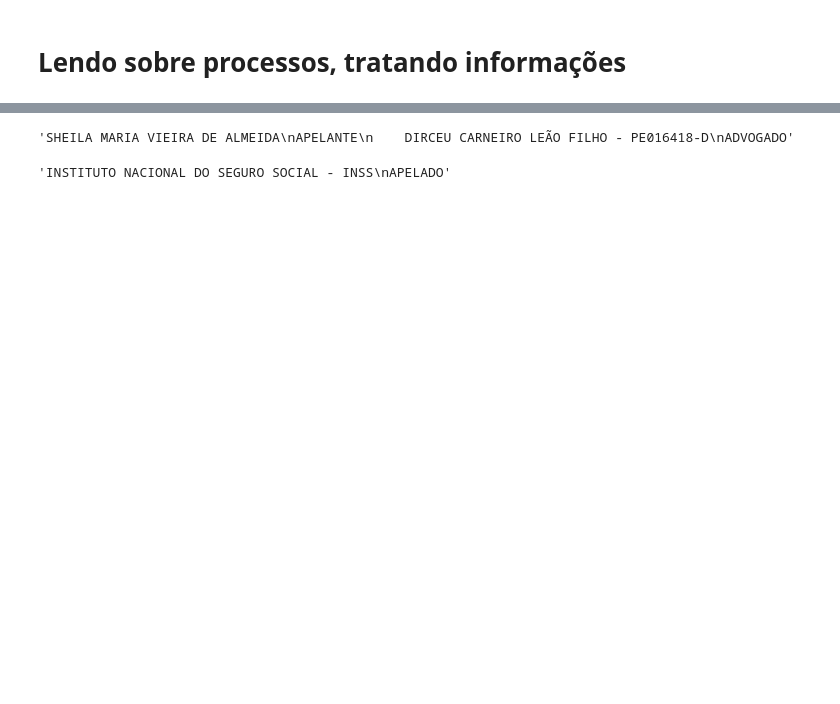
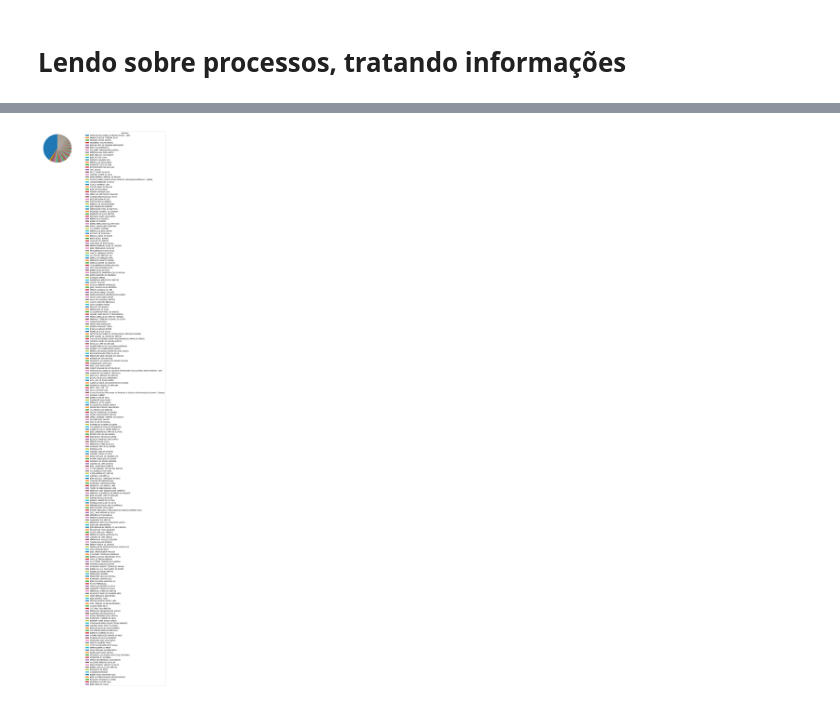
Before and after one commit to hitallow/data-analysis, a Jupyter notebook: PJE/pj3.ipynb, the cells around one changed output, grey strips where cells are left out. Cells and saved outputs as stored; diff of their text form; code cells hidden in the pictures; blank space fills up the shorter version.

```diff
--- a/PJE/pj3.ipynb
+++ b/PJE/pj3.ipynb
@@ -98,7 +135,7 @@ movimentacoes.head(100)
 # %%
 processos = pd.read_sql('''
                         Select * from processos limit {}
-                        '''.format(qtdLinhas), con = conn)
+                        '''.format(1000), con = conn)
 # %%
 processos.head()
 # %% [output]
@@ -109,8 +146,8 @@ processos.head()
 | 3 | 0819217-53.2017.4.05.8300 | KLEBER FERREIRA DA SILVA\nAPELANT... | INSTITUTO NACIONAL DO SEGURO SOCI... | 24/10/2018 | Gab 2 - Des. ALEXANDRE LUNA FREIRE | APELAÇÃO CÍVEL | DIREITO PREVIDENCIÁRIO|Benefícios... | ... |
 | 4 | 0819216-68.2017.4.05.8300 | INSTITUTO NACIONAL DO SEGURO SOCI... | ANTONIO ALVES TIMOTEO JUNIOR\nAPE... | 09/08/2018 | Gab 1 - Des. LÁZARO GUIMARÃES | APELAÇÃO CÍVEL | DIREITO PREVIDENCIÁRIO|Benefícios... | ... |
 # %%
-processos['advogado_apelado'] = '-'
-processos['apelado'] = '-'
+processos['advogado_apelado'] = 'sem advogado'
+processos['apelado'] = 'sem apelado'
 processos['qtd_advogados_apelados'] = 0
 processos['qtd_apelados'] = 0
 # %%
@@ -154,11 +191,13 @@ processos['assunto3']= ''
 processos['assunto4']= ''
 for index, row in processos.iterrows():
     values = processos.loc[index,'assunto'].split("|")
-    for i in range(len(values)-1):
+    while(len(values)>4):
+        values.pop()
+    for i in range(len(values)):
         processos.loc[index, "assunto"+str(i+1)] = values[i]
 # %%
-processos['advogado_apelante'] = '-'
-processos['apelante'] = '-'
+processos['advogado_apelante'] = 'sem advogado'
+processos['apelante'] = 'sem apelante'
 processos['qtd_advogado_apelante'] = 0
 processos['qtd_apelantes'] = 0
 for index, row in processos.iterrows():
@@ -194,11 +233,7 @@ processos.head(100)
 | 97 | 0816914-03.2018.4.05.0000 | INSTITUTO NACIONAL DO SEGURO SOCI... | ERMINIO ALVES DA SILVA\nAPELADO\n... | 04/12/2018 | Gab 15 - Des. EDILSON NOBRE | APELAÇÃO CÍVEL | DIREITO PREVIDENCIÁRIO|Benefícios... | ... |
 | 98 | 0816912-33.2018.4.05.0000 | INSTITUTO NACIONAL DO SEGURO SOCI... | VALDECI DIAS DE ALENCAR\nAPELADO\... | 04/12/2018 | Gab 9 - Des. ÉLIO SIQUEIRA | APELAÇÃO CÍVEL | DIREITO PROCESSUAL CIVIL E DO TRA... | ... |
 | 99 | 0816899-34.2018.4.05.0000 | INSTITUTO NACIONAL DO SEGURO SOCI... | MARIA NIZIA MARQUES SIQUEIRA\nAPE... | 04/12/2018 | Gab 7 - Des. PAULO ROBERTO | APELAÇÃO CÍVEL | DIREITO PREVIDENCIÁRIO|Benefícios... | ... |
-# %%
-processos.loc[2,'polo_ativo']
-# %% [output]
-'SHEILA MARIA VIEIRA DE ALMEIDA\nAPELANTE\n    DIRCEU CARNEIRO LEÃO FILHO - PE016418-D\nADVOGADO'
-# %%
-processos.loc[2,'polo_passivo']
-# %% [output]
-'INSTITUTO NACIONAL DO SEGURO SOCIAL - INSS\nAPELADO'
+# %%
+generetPie(processos.apelado,"Apelados")
+# %% [output]
+[figure, added]
```
Also changed, not shown: parts of 11 cells of this notebook.
